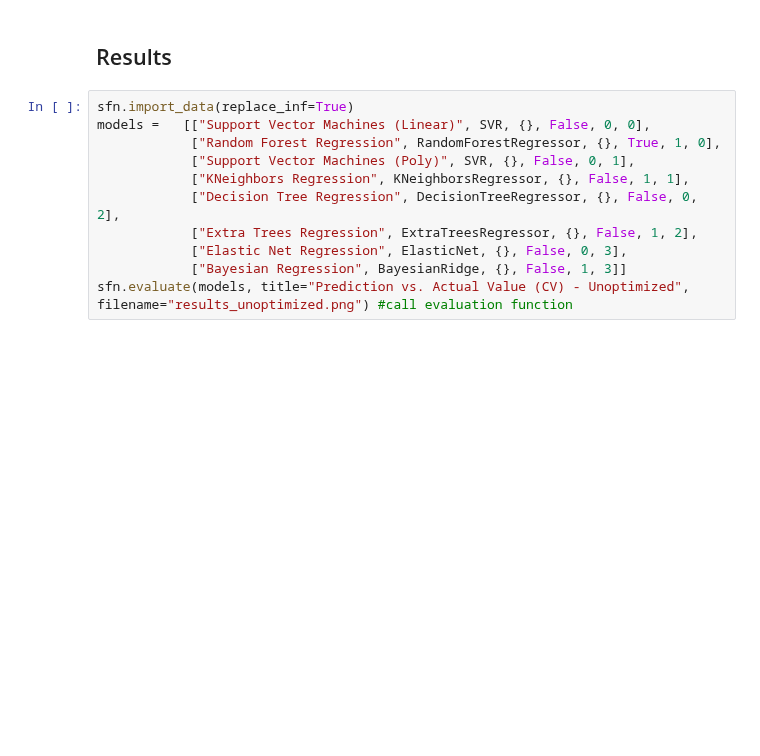
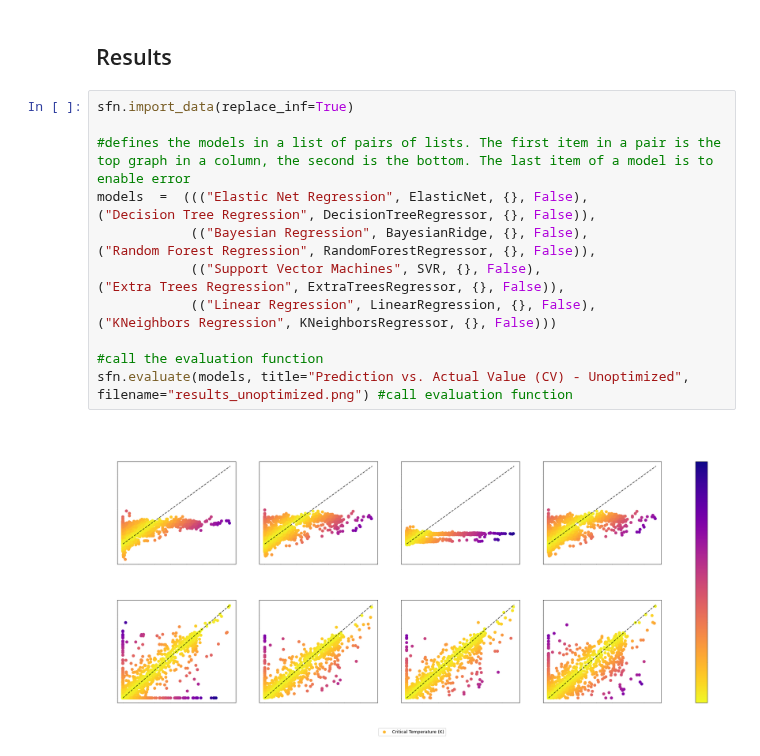
Before and after one commit to sylphrena0/classe, a Jupyter notebook: code/training_bulk.ipynb, the cells around one changed output. Saved outputs shown, nothing was run; the diff lists cells and outputs as text; blank space fills up the shorter version.

Commit message:
rm ext imports, switch to new model list

```diff
--- a/code/training_bulk.ipynb
+++ b/code/training_bulk.ipynb
@@ -58,16 +54,18 @@ from dependancies.superlearner import get_superlearner as superlearner
 [MLENS] backend: threading
 # %% [markdown]
 ## Results
-# %%
-sfn.import_data(replace_inf=True)
-models =   [["Support Vector Machines (Linear)", SVR, {}, False, 0, 0],
-            ["Random Forest Regression", RandomForestRegressor, {}, True, 1, 0],
-            ["Support Vector Machines (Poly)", SVR, {}, False, 0, 1],
-            ["KNeighbors Regression", KNeighborsRegressor, {}, False, 1, 1],
-            ["Decision Tree Regression", DecisionTreeRegressor, {}, False, 0, 2],
-            ["Extra Trees Regression", ExtraTreesRegressor, {}, False, 1, 2],
-            ["Elastic Net Regression", ElasticNet, {}, False, 0, 3],
-            ["Bayesian Regression", BayesianRidge, {}, False, 1, 3]]
-sfn.evaluate(models, title="Prediction vs. Actual Value (CV) - Unoptimized", filename="results_unoptimized.png") #call evaluation function
+# %%
+sfn.import_data(replace_inf=True)
+
+#defines the models in a list of pairs of lists. The first item in a pair is the top graph in a column, the second is the bottom. The last item of a model is to enable error
+models  =  ((("Elastic Net Regression", ElasticNet, {}, False),                 ("Decision Tree Regression", DecisionTreeRegressor, {}, False)),
+            (("Bayesian Regression", BayesianRidge, {}, False),                 ("Random Forest Regression", RandomForestRegressor, {}, False)),
+            (("Support Vector Machines", SVR, {}, False),                       ("Extra Trees Regression", ExtraTreesRegressor, {}, False)),
+            (("Linear Regression", LinearRegression, {}, False),                ("KNeighbors Regression", KNeighborsRegressor, {}, False)))
+
+#call the evaluation function
+sfn.evaluate(models, title="Prediction vs. Actual Value (CV) - Unoptimized", filename="results_unoptimized.png") #call evaluation function
+# %% [output]
+[figure, added]
 # %%
 sfn.import_data(replace_inf=True)
```
Also changed, not shown: parts of 3 cells of this notebook.
